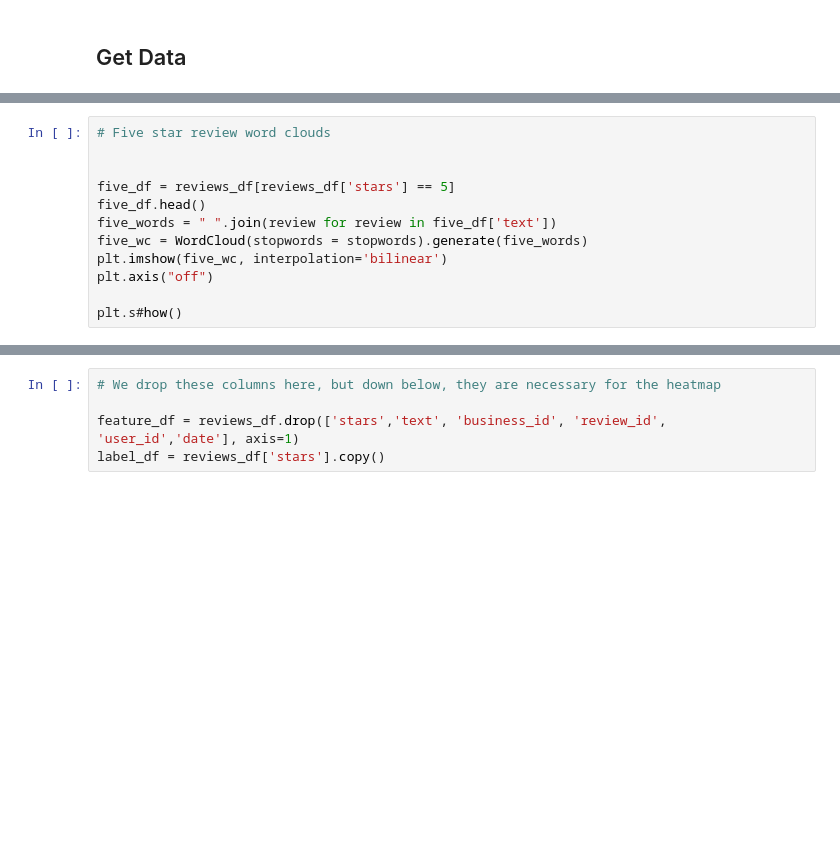
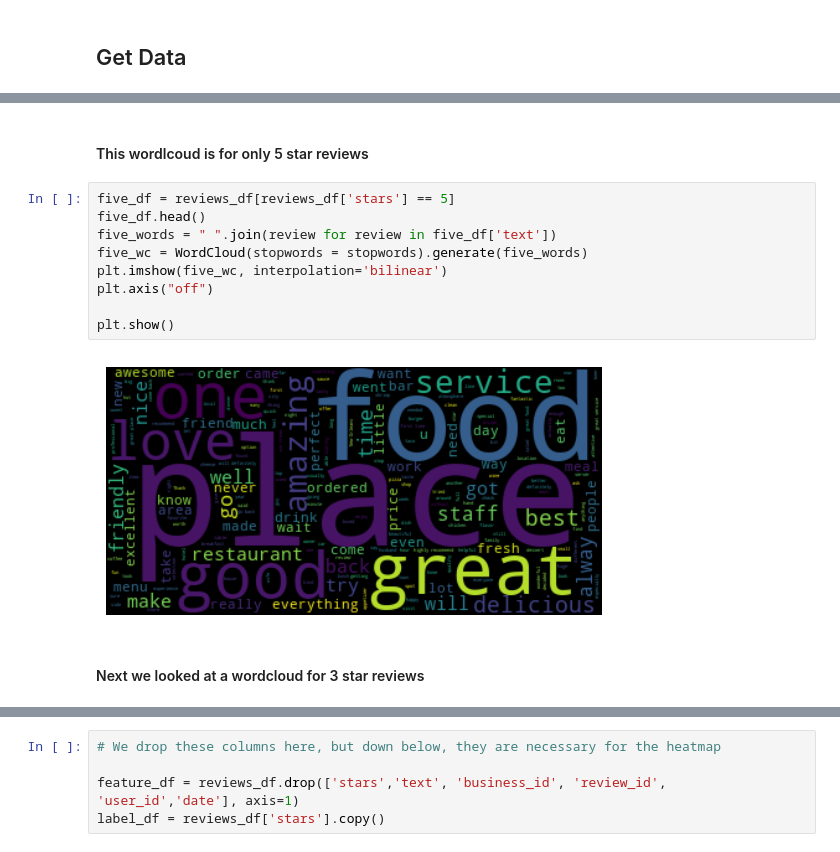
Before and after one commit to lonnagee/4447-Project, a Jupyter notebook: notebooks/COMP4447 Final Project - NLP Analysis.ipynb, the cells around one changed output, grey strips where cells are left out. Drawn from its saved outputs; the diff is of its cells as text; blank space fills up the shorter version.

```diff
--- a/notebooks/COMP4447 Final Project - NLP Analysis.ipynb
+++ b/notebooks/COMP4447 Final Project - NLP Analysis.ipynb
@@ -163,13 +195,16 @@ plt.show()
+# %% [markdown]
+#### This wordlcoud is for only 5 star reviews
 # %%
-# Five star review word clouds
-
-
 five_df = reviews_df[reviews_df['stars'] == 5]
 five_df.head()
 five_words = " ".join(review for review in five_df['text'])
 five_wc = WordCloud(stopwords = stopwords).generate(five_words)
 plt.imshow(five_wc, interpolation='bilinear')
 plt.axis("off")
 
-plt.s#how()
+plt.show()
+# %% [output]
+[figure, added]
+# %% [markdown]
+#### Next we looked at a wordcloud for 3 star reviews
 # %%
```
Also changed, not shown: parts of 43 cells of this notebook, 1 other file.
